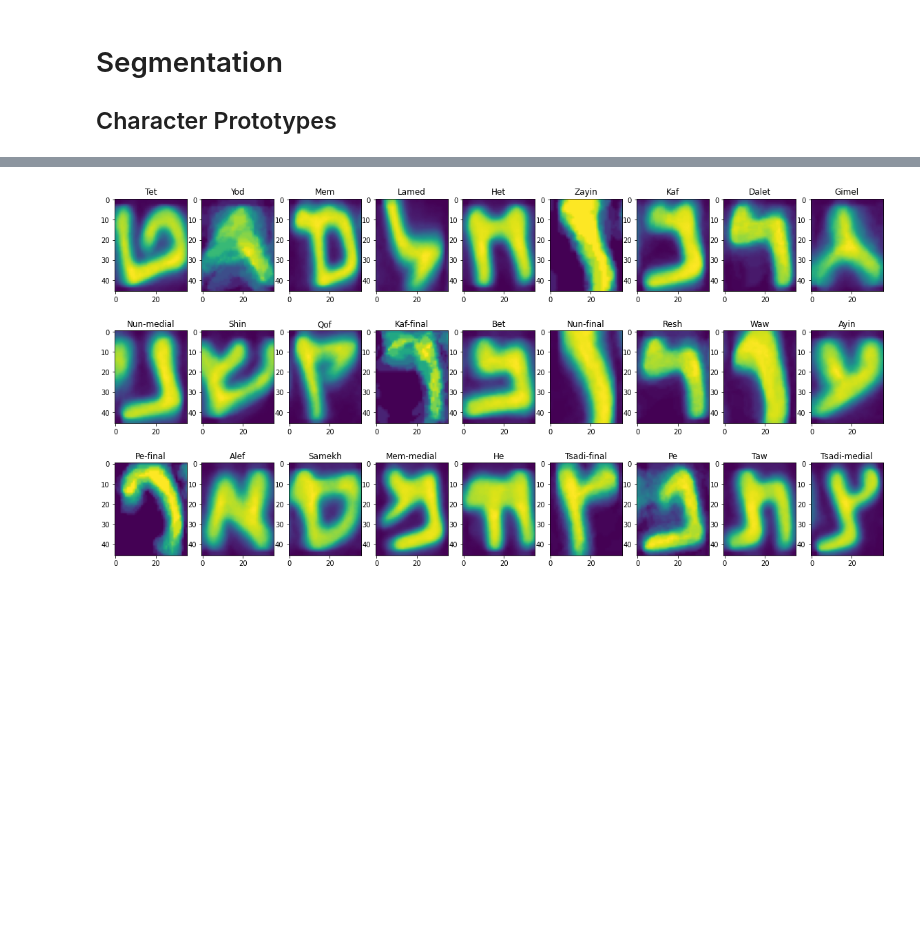
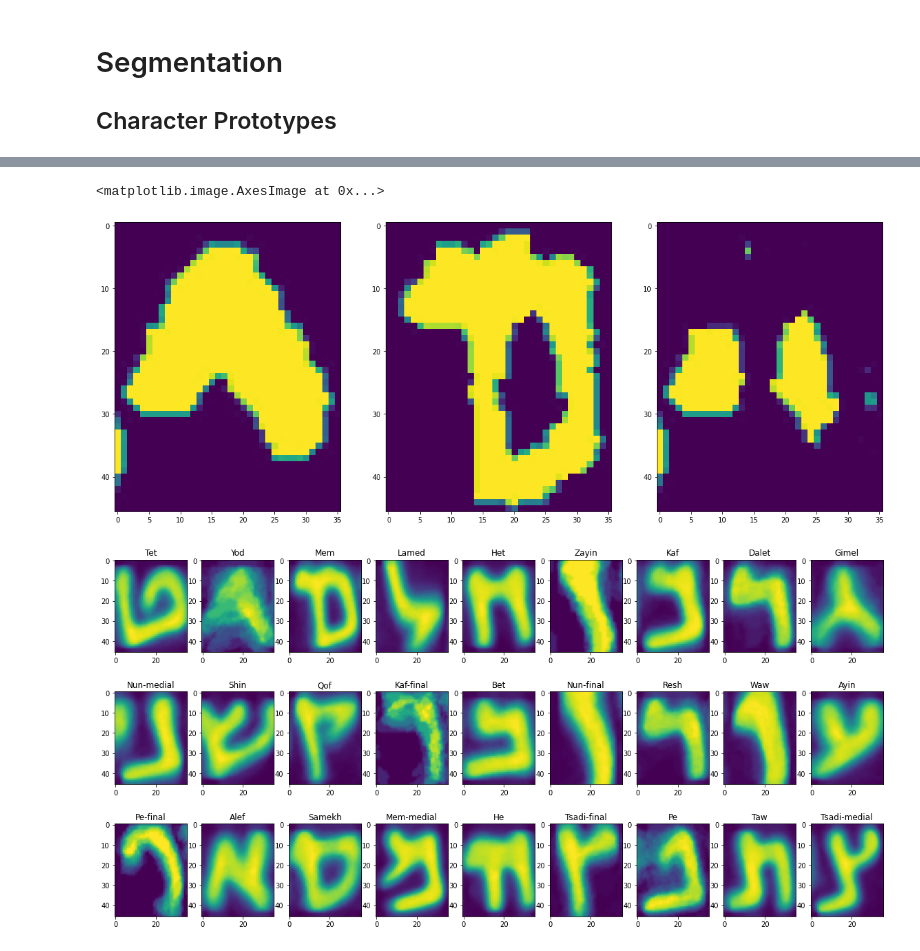
Before and after one commit to MelleStarke/HWR-Group16, a Jupyter notebook: src/dss/pipeline.ipynb, the cells around one changed output, grey strips where cells are left out. Saved outputs shown, nothing was run; the diff lists cells and outputs as text; code cells hidden in the pictures; blank space fills up the shorter version.

```diff
--- a/src/dss/pipeline.ipynb
+++ b/src/dss/pipeline.ipynb
@@ -99,6 +99,16 @@ average size: (47.579013906447535, 37.73451327433628)
 46
 46
 46
+# %%
+im1 = cropped_data['Yod'][0]
+im2 = cropped_data['Mem'][2]
+fig, axes = plt.subplots(1, 3, figsize=(20, 60))
+axes[0].imshow(im1)
+axes[1].imshow(im2)
+axes[2].imshow(cv.subtract(im1, im2))
+# %% [output]
+<matplotlib.image.AxesImage at 0x...>
+[figure, added]
 # %%
 # print([x for x in enumerate(cropped_data[letters[0]]) if np.shape(x[1])[0] == 1][0])
 plt.show()
```
Also changed, not shown: parts of 2 cells of this notebook, 8 other files.
